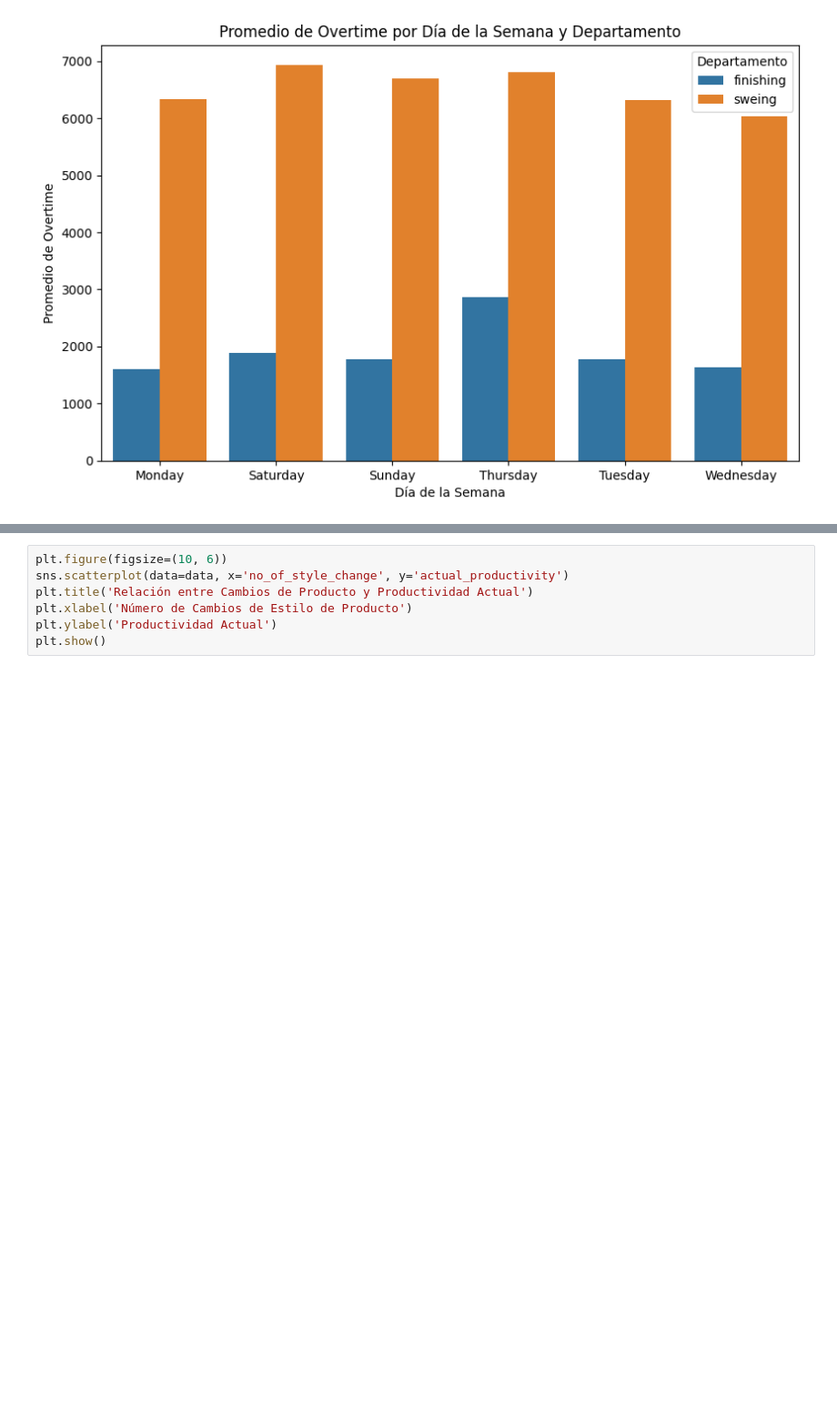
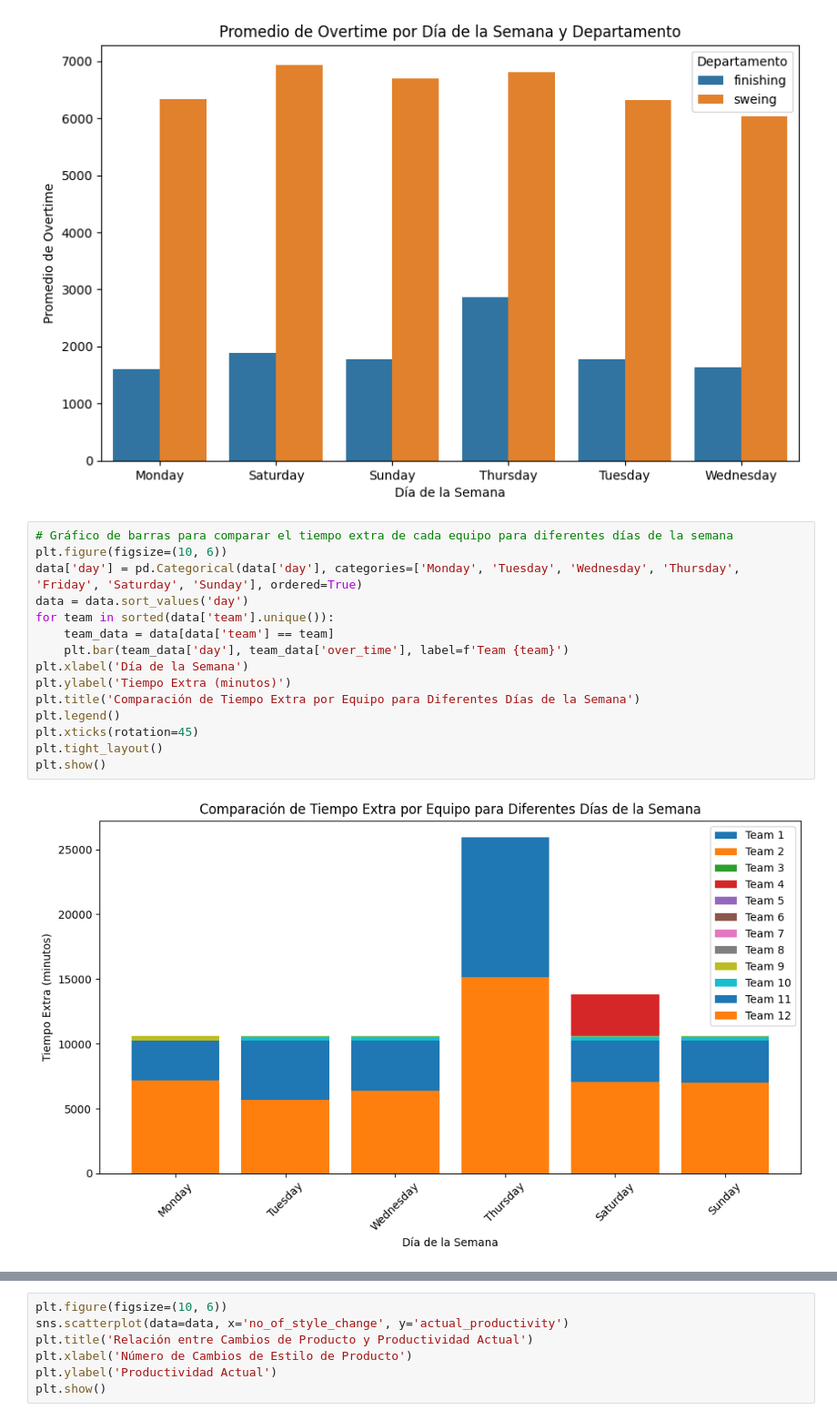
Before and after one commit to JuanMoreno2000/Proyecto1_actd, a Jupyter notebook: Proyecto1_Analitica.ipynb, the cells around one changed output, grey strips where cells are left out. Shown at 91% size. Drawn from its saved outputs; the diff is of its cells as text; blank space fills up the shorter version.

```diff
--- a/Proyecto1_Analitica.ipynb
+++ b/Proyecto1_Analitica.ipynb
@@ -286,3 +286,20 @@ plt.legend(title='Departamento')
 plt.show()
 # %% [output]
 [figure]
+# %%
+# Gráfico de barras para comparar el tiempo extra de cada equipo para diferentes días de la semana
+plt.figure(figsize=(10, 6))
+data['day'] = pd.Categorical(data['day'], categories=['Monday', 'Tuesday', 'Wednesday', 'Thursday', 'Friday', 'Saturday', 'Sunday'], ordered=True)
+data = data.sort_values('day')
+for team in sorted(data['team'].unique()):
+    team_data = data[data['team'] == team]
+    plt.bar(team_data['day'], team_data['over_time'], label=f'Team {team}')
+plt.xlabel('Día de la Semana')
+plt.ylabel('Tiempo Extra (minutos)')
+plt.title('Comparación de Tiempo Extra por Equipo para Diferentes Días de la Semana')
+plt.legend()
+plt.xticks(rotation=45)
+plt.tight_layout()
+plt.show()
+# %% [output]
+[figure, added]
```
Also changed, not shown: parts of 45 cells of this notebook.
